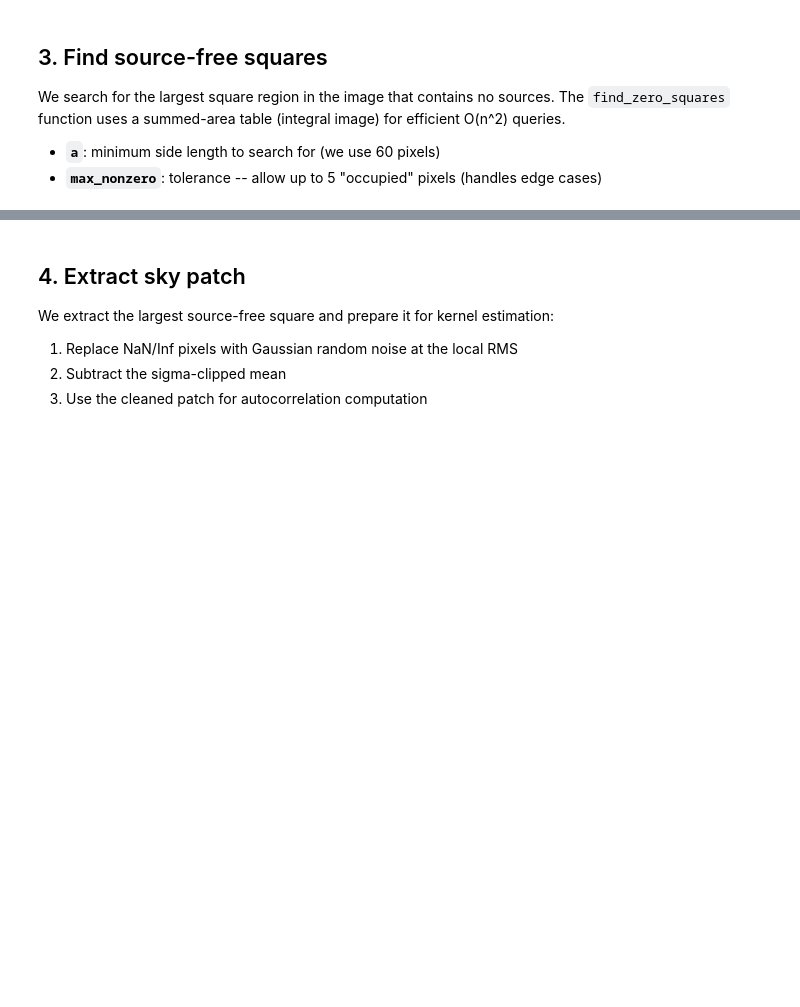
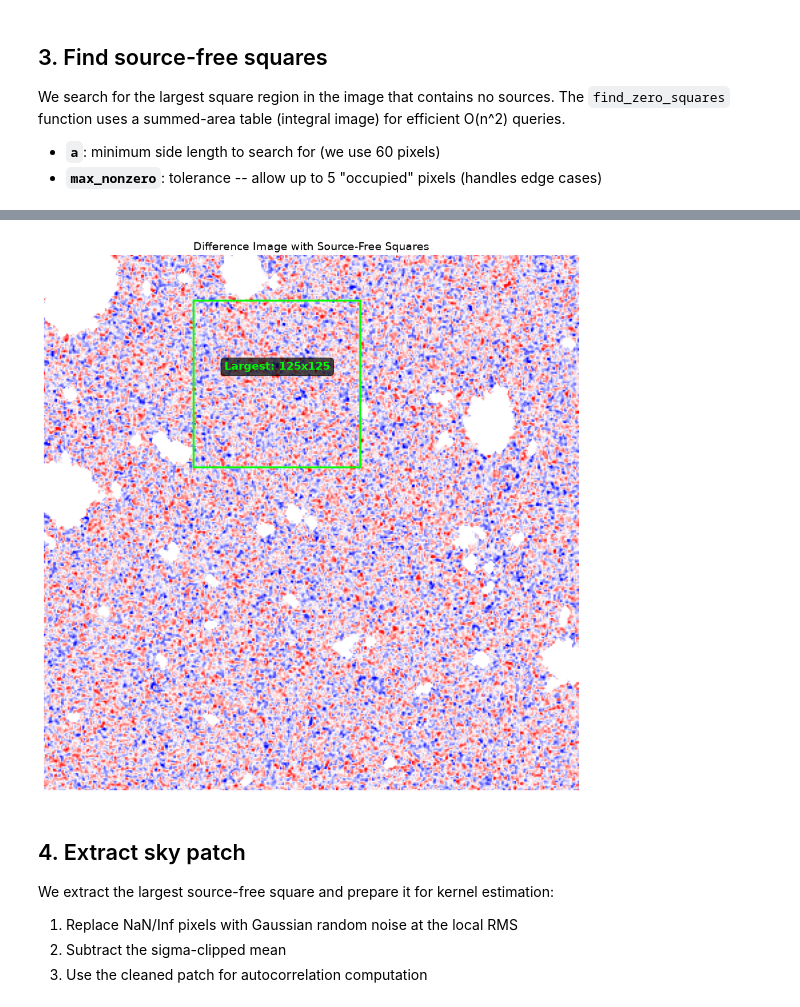
Before and after one commit to mingyangzhuang/jwst_psfmc, a Jupyter notebook: examples/demo_covariance_kernel.ipynb, the cells around one changed output, grey strips where cells are left out. Drawn from its saved outputs; the diff is of its cells as text; code cells hidden in the pictures; blank space fills up the shorter version.

```diff
--- a/examples/demo_covariance_kernel.ipynb
+++ b/examples/demo_covariance_kernel.ipynb
@@ -104,25 +115,27 @@ print(f"Largest square side length: {size_max} pixels")
 # %%
 # -- Visualize the largest source-free squares ----------------------------
 fig, ax = plt.subplots(figsize=(10, 10))
 
-ax.imshow(diff, origin='lower', cmap='bwr', vmin=-vmax, vmax=vmax)
+ax.imshow(data_display, origin='lower', cmap='bwr', vmin=-vmax, vmax=vmax)
 ax.set_title('Difference Image with Source-Free Squares', fontsize=14)
 ax.axis('off')
 
 # Draw the largest square
 if len(res_sorted) > 0:
     top, left, size = int(res_sorted[-1, 0]), int(res_sorted[-1, 1]), int(res_sorted[-1, 2])
     from matplotlib.patches import Rectangle
     rect = Rectangle((left - 0.5, top - 0.5), size, size,
                      edgecolor='lime', facecolor='none', lw=2.5, zorder=100)
     ax.add_patch(rect)
     ax.text(left + size/2, top + size/2 + 10,
             f'Largest: {size}x{size}',
             ha='center', color='lime', fontsize=14, fontweight='bold',
             bbox=dict(boxstyle='round', fc='black', alpha=0.7))
 
 fig.tight_layout()
 plt.show()
+# %% [output]
+[figure, added]
 # %% [markdown]
 ## 4. Extract sky patch
 
```
Also changed, not shown: parts of 14 cells of this notebook, 14 other files.
